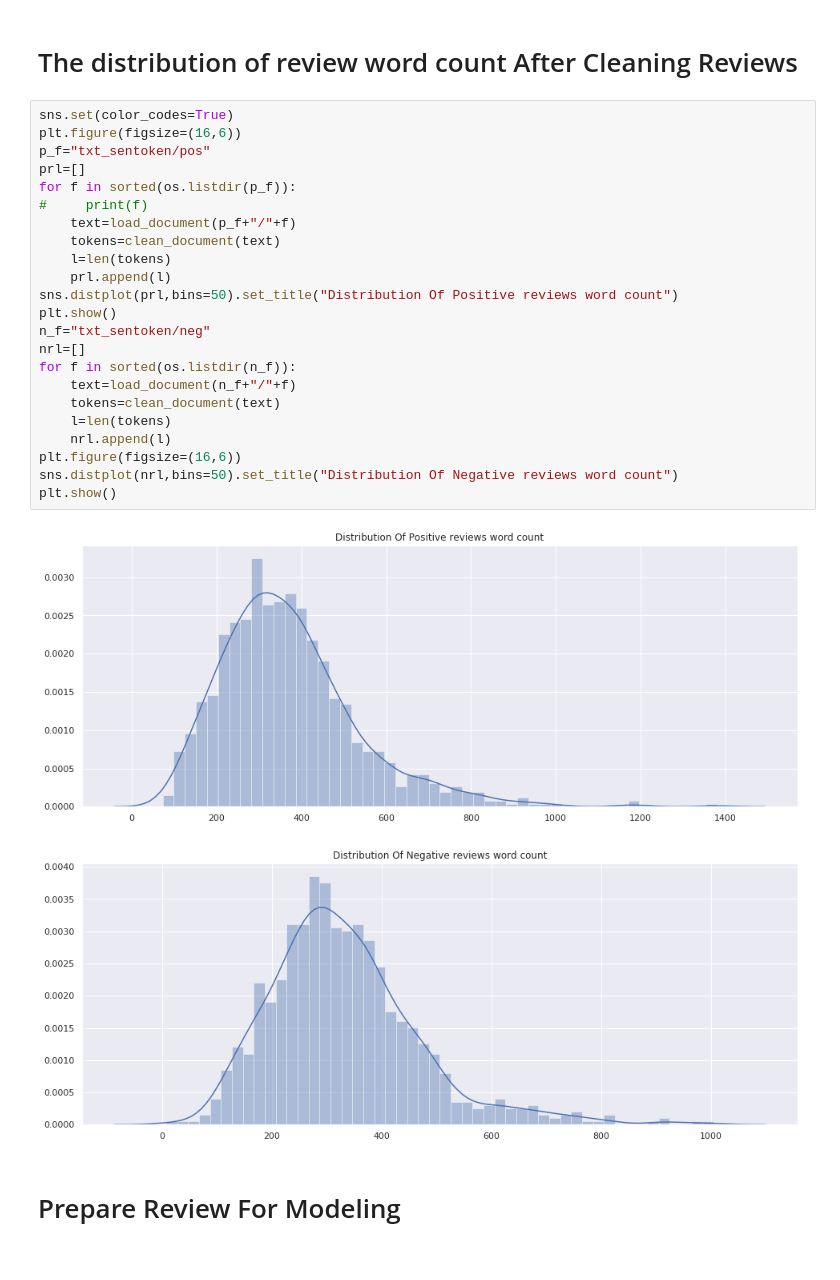
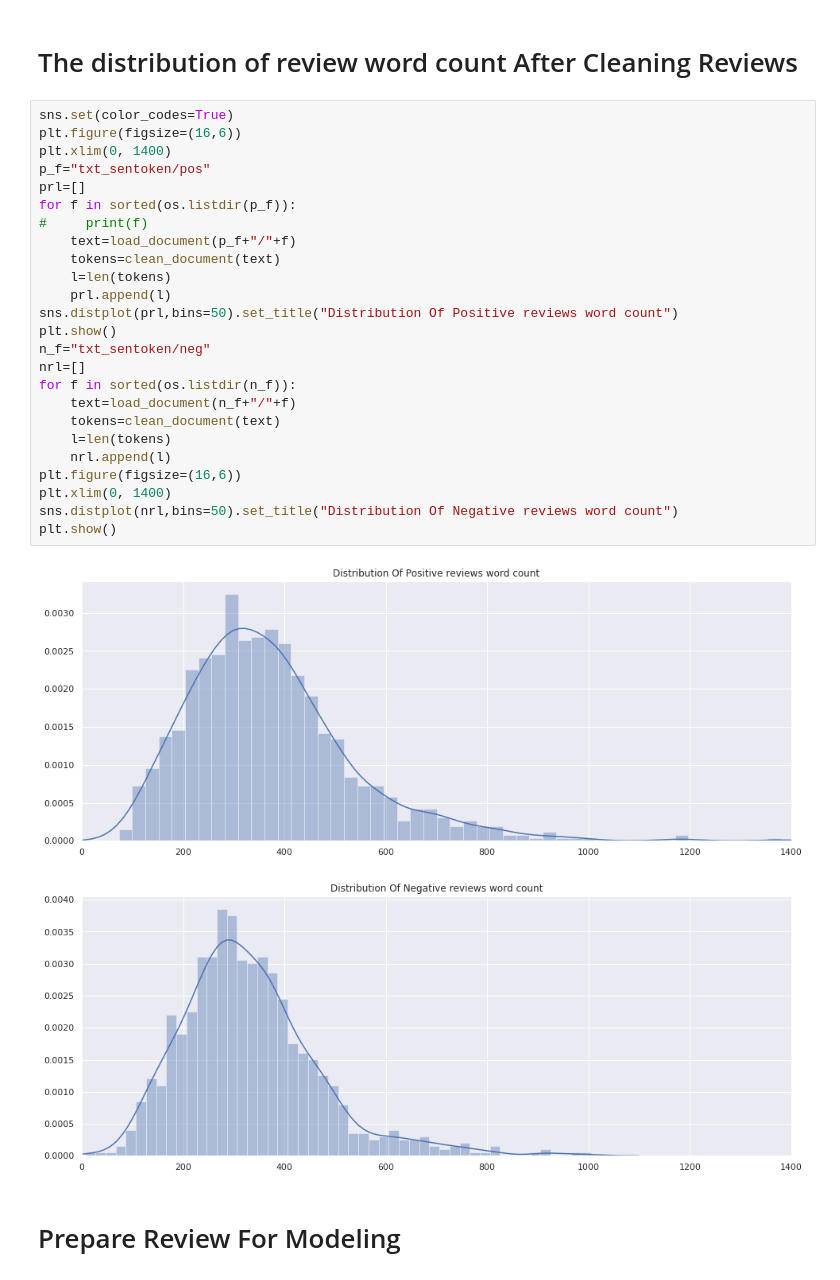
Before and after one commit to ashish1500616/Machine-Learning-Projects, a Jupyter notebook: p7_capstone_project/Sentiment_Analysis_Udacity.ipynb, the cells around one changed output. Cells and saved outputs as stored; diff of their text form.

```diff
--- a/p7_capstone_project/Sentiment_Analysis_Udacity.ipynb
+++ b/p7_capstone_project/Sentiment_Analysis_Udacity.ipynb
@@ -225,29 +207,31 @@ plt.show()
 # %%
 sns.set(color_codes=True)
 plt.figure(figsize=(16,6))
+plt.xlim(0, 1400)
 p_f="txt_sentoken/pos"
 prl=[]
 for f in sorted(os.listdir(p_f)):
 #     print(f)
     text=load_document(p_f+"/"+f)
     tokens=clean_document(text)
     l=len(tokens)
     prl.append(l)
 sns.distplot(prl,bins=50).set_title("Distribution Of Positive reviews word count")
 plt.show()
 n_f="txt_sentoken/neg"
 nrl=[]
 for f in sorted(os.listdir(n_f)):
     text=load_document(n_f+"/"+f)
     tokens=clean_document(text)
     l=len(tokens)
     nrl.append(l)
 plt.figure(figsize=(16,6))
+plt.xlim(0, 1400)
 sns.distplot(nrl,bins=50).set_title("Distribution Of Negative reviews word count")
 plt.show()
 # %% [output]
-[figure, old version]
+[figure, new version]
-[figure, old version]
+[figure, new version]
 # %% [markdown]
 # Prepare Review For Modeling
 # %% [markdown]
```
Also changed, not shown: parts of 8 cells of this notebook, 2 other files.
